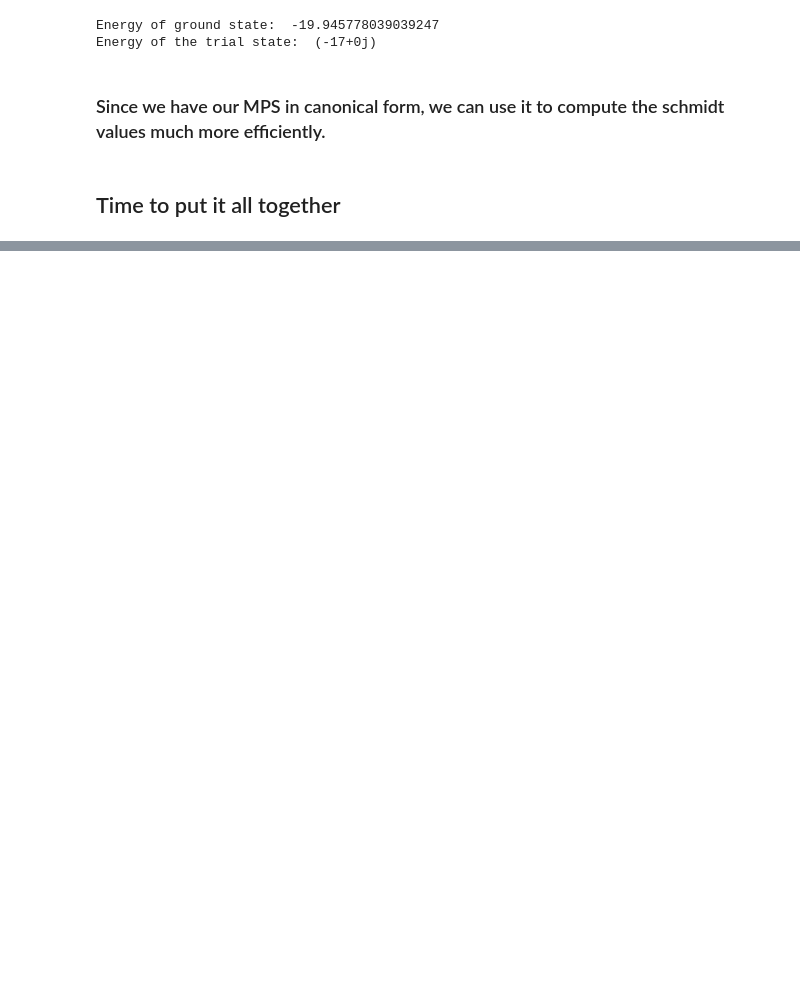
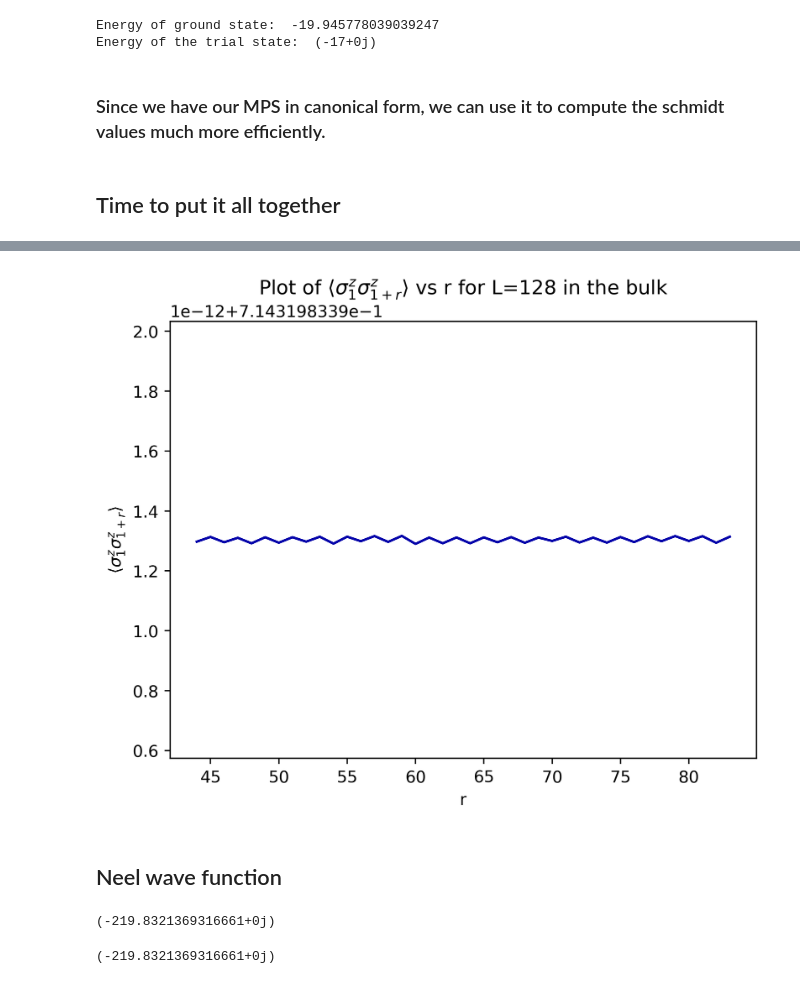
Before and after one commit to Abhiram2006/ph121c-hwk4, a Jupyter notebook: assign4/imaginary-time-evolution.ipynb, the cells around one changed output, grey strips where cells are left out. Drawn from its saved outputs; the diff is of its cells as text; code cells hidden in the pictures; blank space fills up the shorter version.

```diff
--- a/assign4/imaginary-time-evolution.ipynb
+++ b/assign4/imaginary-time-evolution.ipynb
@@ -671,0 +670,18 @@ def bond_dimension_conserver(k, ket):
+# %%
+L = len(evolved_ket)
+correlators = []
+Rs=[]
+for r in tqdm(range(L//2-20, L//2+20), desc='Computing Correlators'):
+    correlators.append(expectation_value_Czz(r, evolved_ket, canonical_tracker))
+    Rs.append(r)
+
+plt.plot(Rs, correlators, color='xkcd:royal blue')
+plt.xlabel('r')
+plt.ylabel(r'$\langle\sigma^z_1\sigma^z_{1+r}\rangle$')
+plt.title(r'Plot of $\langle\sigma^z_1\sigma^z_{1+r}\rangle$ vs r for L=128 in the bulk')
+plt.savefig(os.path.join(directory, 'correlatorsp1zoomedin.png'), dpi=400)
+plt.show()
+# %% [output]
+[figure, added]
+# %% [markdown]
+## Neel wave function
@@ -671,0 +710,39 @@ def bond_dimension_conserver(k, ket):
+# %%
+L = 128
+J = 1
+hx = -1.05
+hz = 0.5
+periodic = False
+dt = 0.1
+chi = 16
+
+ket = neel_state_MPS(L)
+# ground_state_energy, evolved_ket, energies_01, canonical_tracker = ground_state(0.1, J, hx, hz, ket, chi, 1e-5, max_iterations=3000)
+# print(ground_state_energy)
+
+
+ground_state_energy, evolved_ket, energies_001, canonical_trackers = ground_state(0.01, J, hx, hz, ket, chi, 1e-6,max_iterations=3000)
+print(ground_state_energy)
+
+# ground_state_energy, evolved_ket, energies_0001, canonical_tracker = ground_state(0.001, J, hx, hz, ket, chi, 1e-7, max_iterations=3000)
+# print(ground_state_energy)
+# %% [output]
+(-219.8321369316661+0j)
+# %%
+L = 128
+J = 1
+hx = -1.05
+hz = 0.5
+periodic = False
+dt = 0.1
+chi = 16
+
+ket = ferromagnetic_state_MPS(L)
+
+ground_state_energy_ferro, evolved_ket_ferro, energies_001_ferro, canonical_trackers_ferro = ground_state(0.01, J, hx, hz, ket, chi, 1e-6,max_iterations=3000)
+print(ground_state_energy)
+
+# ground_state_energy, evolved_ket, energies_0001, canonical_tracker = ground_state(0.001, J, hx, hz, ket, chi, 1e-7, max_iterations=3000)
+# print(ground_state_energy)
+# %% [output]
+(-219.8321369316661+0j)
```
Also changed, not shown: parts of 36 cells of this notebook, 12 other files.
